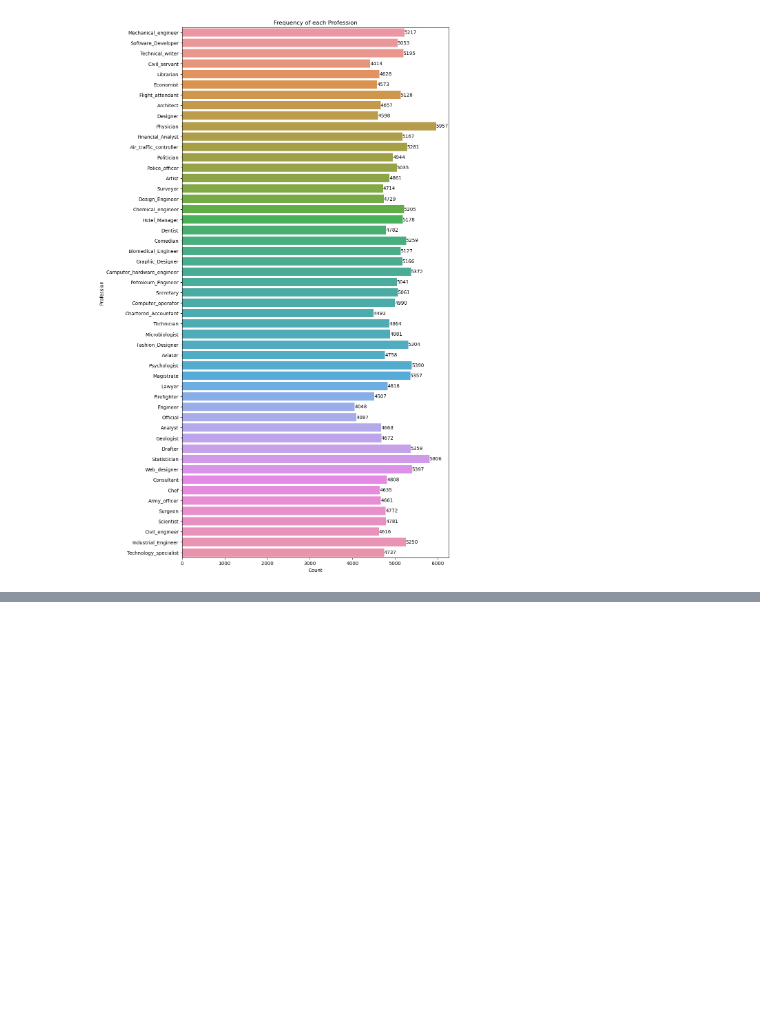
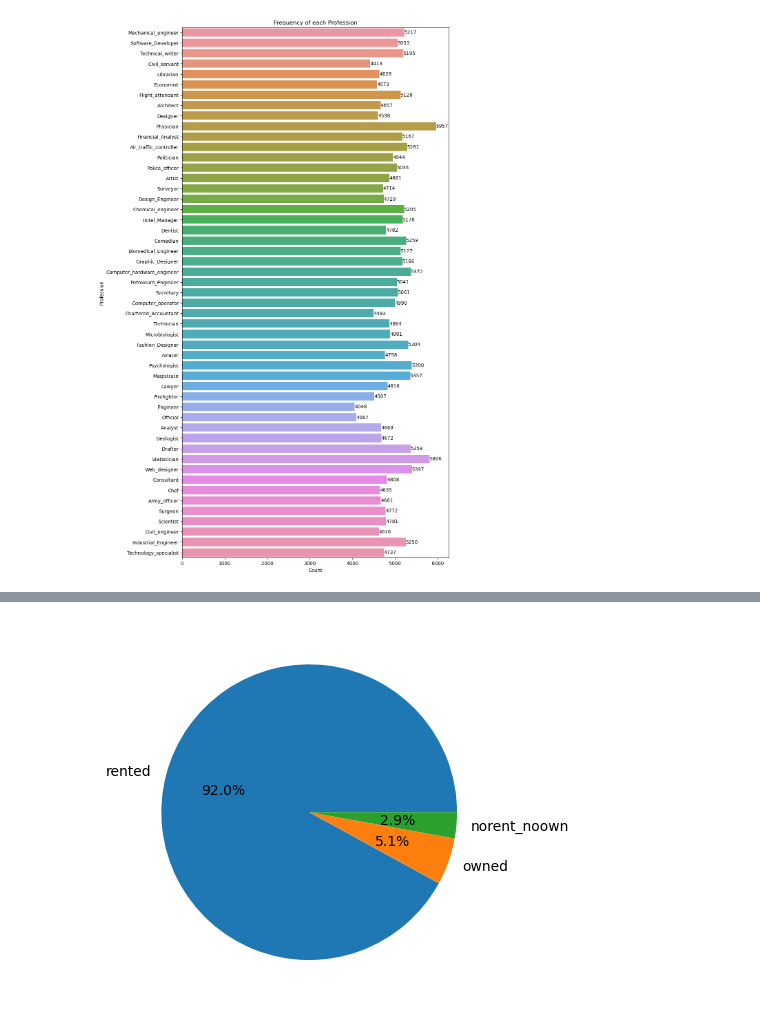
Before and after one commit to Mghd269/Credit-approval-project, a Jupyter notebook: eda.ipynb, the cells around one changed output, grey strips where cells are left out. Cells and saved outputs as stored; diff of their text form; code cells hidden in the pictures; blank space fills up the shorter version.

```diff
--- a/eda.ipynb
+++ b/eda.ipynb
@@ -97,0 +105,7 @@ plt.show()
+# %%
+count = df1['House_Ownership'].value_counts()
+
+plt.pie(count, labels=count.index, autopct='%1.1f%%')
+plt.show()
+# %% [output]
+[figure, added]
```
Also changed, not shown: parts of 3 cells of this notebook, 2 other files.
